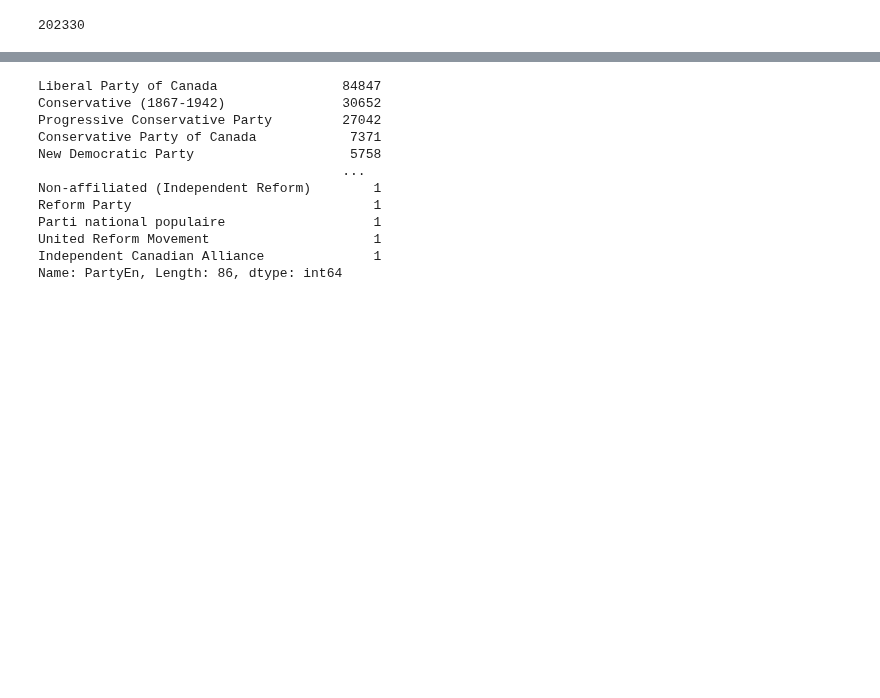
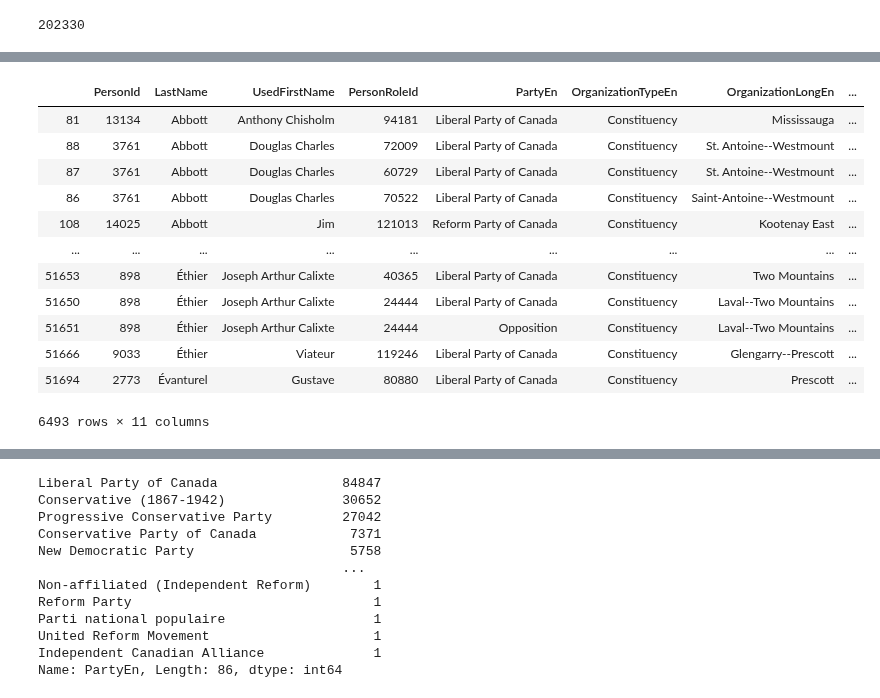
Before and after one commit to nedgar/parleh, a Jupyter notebook: notebooks/Parliamentary data.ipynb, the cells around one changed output, grey strips where cells are left out. Cells and saved outputs as stored; diff of their text form; code cells hidden in the pictures; blank space fills up the shorter version.

```diff
--- a/notebooks/Parliamentary data.ipynb
+++ b/notebooks/Parliamentary data.ipynb
@@ -313,0 +380,17 @@ df[df['IsSenator']]
+# %%
+mp_roles = mp_roles.drop(['GroupingTitleEn', 'PortFolioEn', 'NameEn', 'IsMP', 'IsSenator', 'IsActing'], axis=1)
+mp_roles
+# %% [output]
+|  | PersonId | LastName | UsedFirstName | PersonRoleId | PartyEn | OrganizationTypeEn | OrganizationLongEn | ... |
+| 81 | 13134 | Abbott | Anthony Chisholm | 94181 | Liberal Party of Canada | Constituency | Mississauga | ... |
+| 88 | 3761 | Abbott | Douglas Charles | 72009 | Liberal Party of Canada | Constituency | St. Antoine--Westmount | ... |
+| 87 | 3761 | Abbott | Douglas Charles | 60729 | Liberal Party of Canada | Constituency | St. Antoine--Westmount | ... |
+| 86 | 3761 | Abbott | Douglas Charles | 70522 | Liberal Party of Canada | Constituency | Saint-Antoine--Westmount | ... |
+| 108 | 14025 | Abbott | Jim | 121013 | Reform Party of Canada | Constituency | Kootenay East | ... |
+| ... | ... | ... | ... | ... | ... | ... | ... | ... |
+| 51653 | 898 | Éthier | Joseph Arthur Calixte | 40365 | Liberal Party of Canada | Constituency | Two Mountains | ... |
+| 51650 | 898 | Éthier | Joseph Arthur Calixte | 24444 | Liberal Party of Canada | Constituency | Laval--Two Mountains | ... |
+| 51651 | 898 | Éthier | Joseph Arthur Calixte | 24444 | Opposition | Constituency | Laval--Two Mountains | ... |
+| 51666 | 9033 | Éthier | Viateur | 119246 | Liberal Party of Canada | Constituency | Glengarry--Prescott | ... |
+| 51694 | 2773 | Évanturel | Gustave | 80880 | Liberal Party of Canada | Constituency | Prescott | ... |
+6493 rows × 11 columns
```
Also changed, not shown: parts of 28 cells of this notebook, 1 other file.
